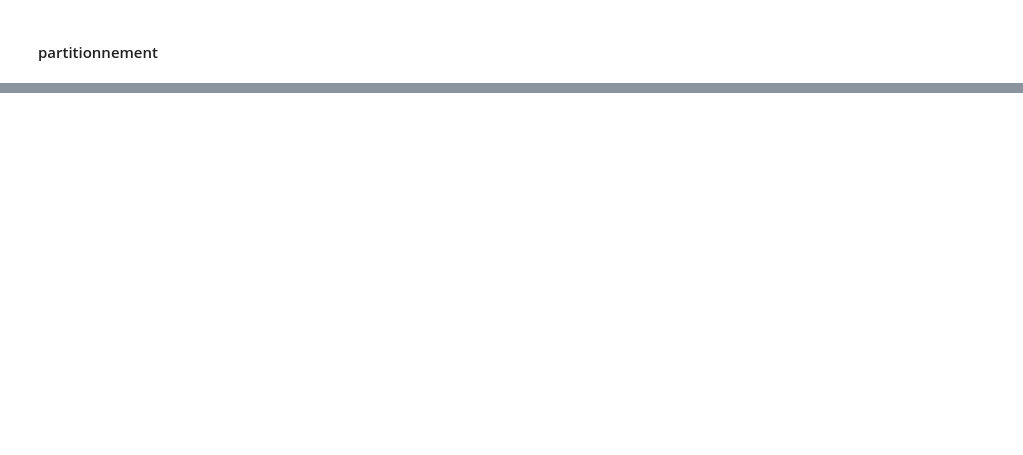
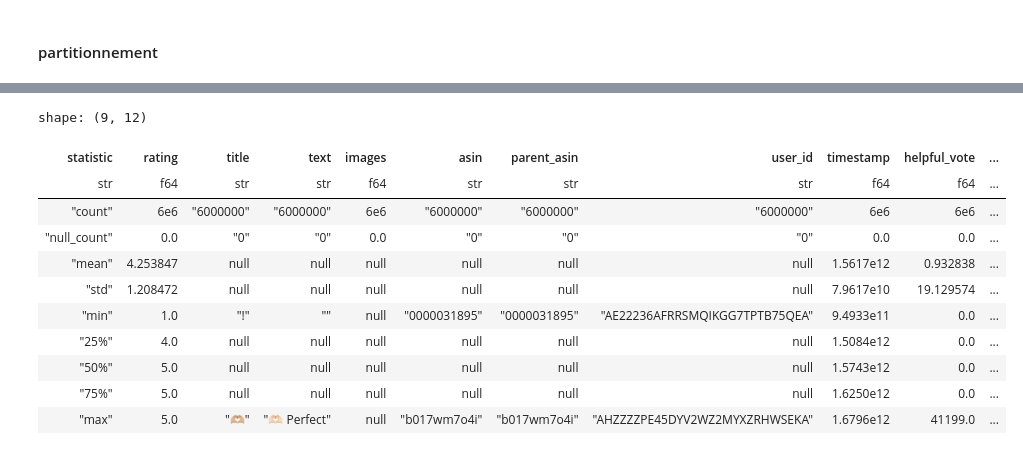
Before and after one commit to Luxchar/ReviewsGPT, a Jupyter notebook: notebooks/data_prep_yann.ipynb, the cells around one changed output, grey strips where cells are left out. Saved outputs shown, nothing was run; the diff lists cells and outputs as text; code cells hidden in the pictures; blank space fills up the shorter version.

```diff
--- a/notebooks/data_prep_yann.ipynb
+++ b/notebooks/data_prep_yann.ipynb
@@ -1084,0 +1131,11 @@ print("\n🎉 Partitionnement terminé avec succès.")
+# %%
+import polars as pl
+
+# 📁 Chemin du fichier parquet à explorer
+parquet_path = "../data/processed/partitions/partition_00.parquet"
+
+# 📥 Chargement
+df = pl.read_parquet(parquet_path)
+
+# ✅ Info générale
+print(f"✅ Chargé : {df.shape[0]:,} lignes × {df.shape[1]} colonnes")
@@ -1084,0 +1170,15 @@ print("\n🎉 Partitionnement terminé avec succès.")
+# %%
+df.describe()
+# %% [output]
+shape: (9, 12)
+| statistic | rating | title | text | images | asin | parent_asin | user_id | timestamp | helpful_vote | ... |
+| str | f64 | str | str | f64 | str | str | str | f64 | f64 | ... |
+| "count" | 6e6 | "6000000" | "6000000" | 6e6 | "6000000" | "6000000" | "6000000" | 6e6 | 6e6 | ... |
+| "null_count" | 0.0 | "0" | "0" | 0.0 | "0" | "0" | "0" | 0.0 | 0.0 | ... |
+| "mean" | 4.253847 | null | null | null | null | null | null | 1.5617e12 | 0.932838 | ... |
+| "std" | 1.208472 | null | null | null | null | null | null | 7.9617e10 | 19.129574 | ... |
+| "min" | 1.0 | "!" | "" | null | "0000031895" | "0000031895" | "AE22236AFRRSMQIKGG7TPTB75QEA" | 9.4933e11 | 0.0 | ... |
+| "25%" | 4.0 | null | null | null | null | null | null | 1.5084e12 | 0.0 | ... |
+| "50%" | 5.0 | null | null | null | null | null | null | 1.5743e12 | 0.0 | ... |
+| "75%" | 5.0 | null | null | null | null | null | null | 1.6250e12 | 0.0 | ... |
+| "max" | 5.0 | "🫶🏼" | "🫶🏻 Perfect" | null | "b017wm7o4i" | "b017wm7o4i" | "AHZZZZPE45DYV2WZ2MYXZRHWSEKA" | 1.6796e12 | 41199.0 | ... |
```
Also changed, not shown: parts of 12 cells of this notebook, 5 other files.
